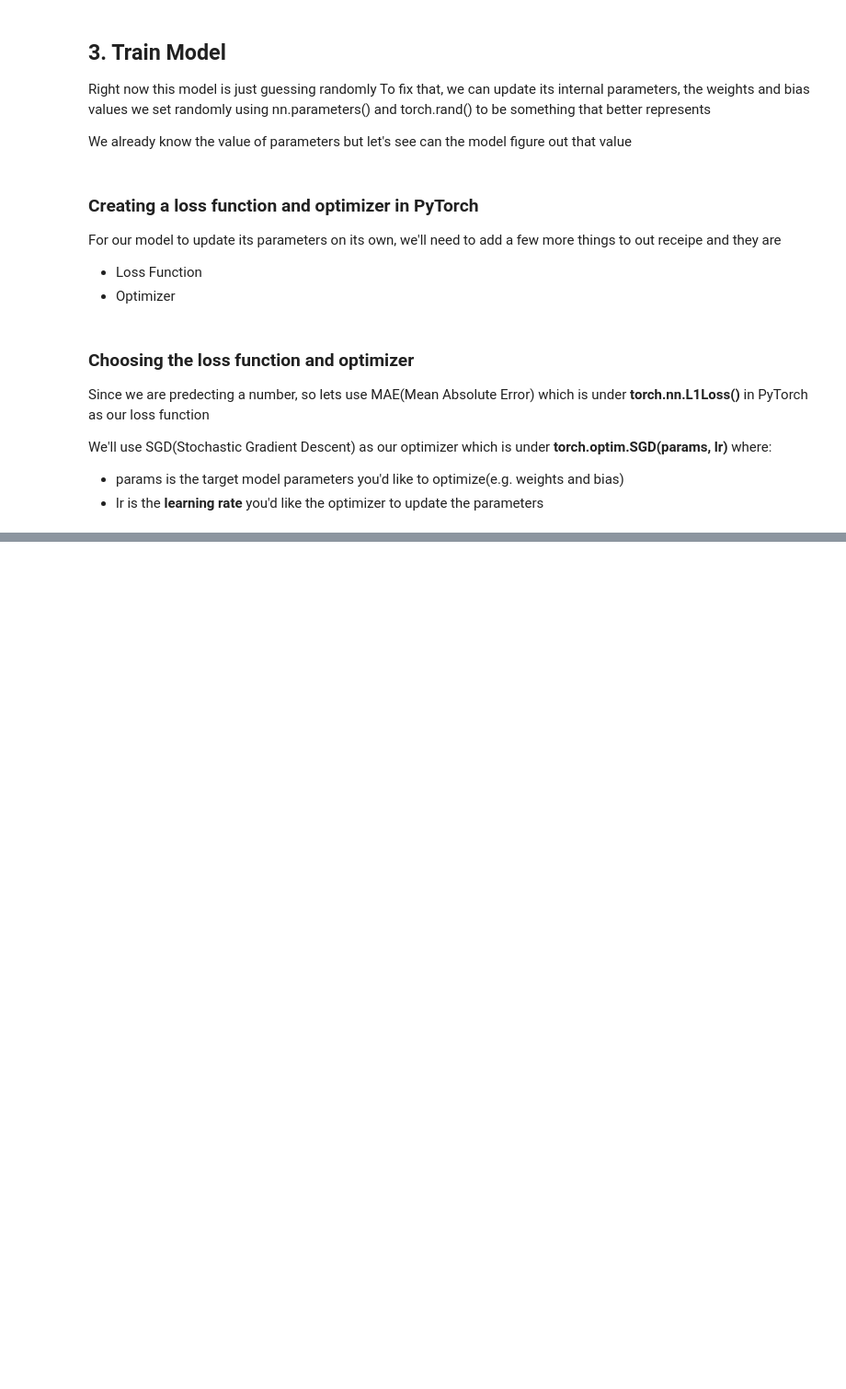
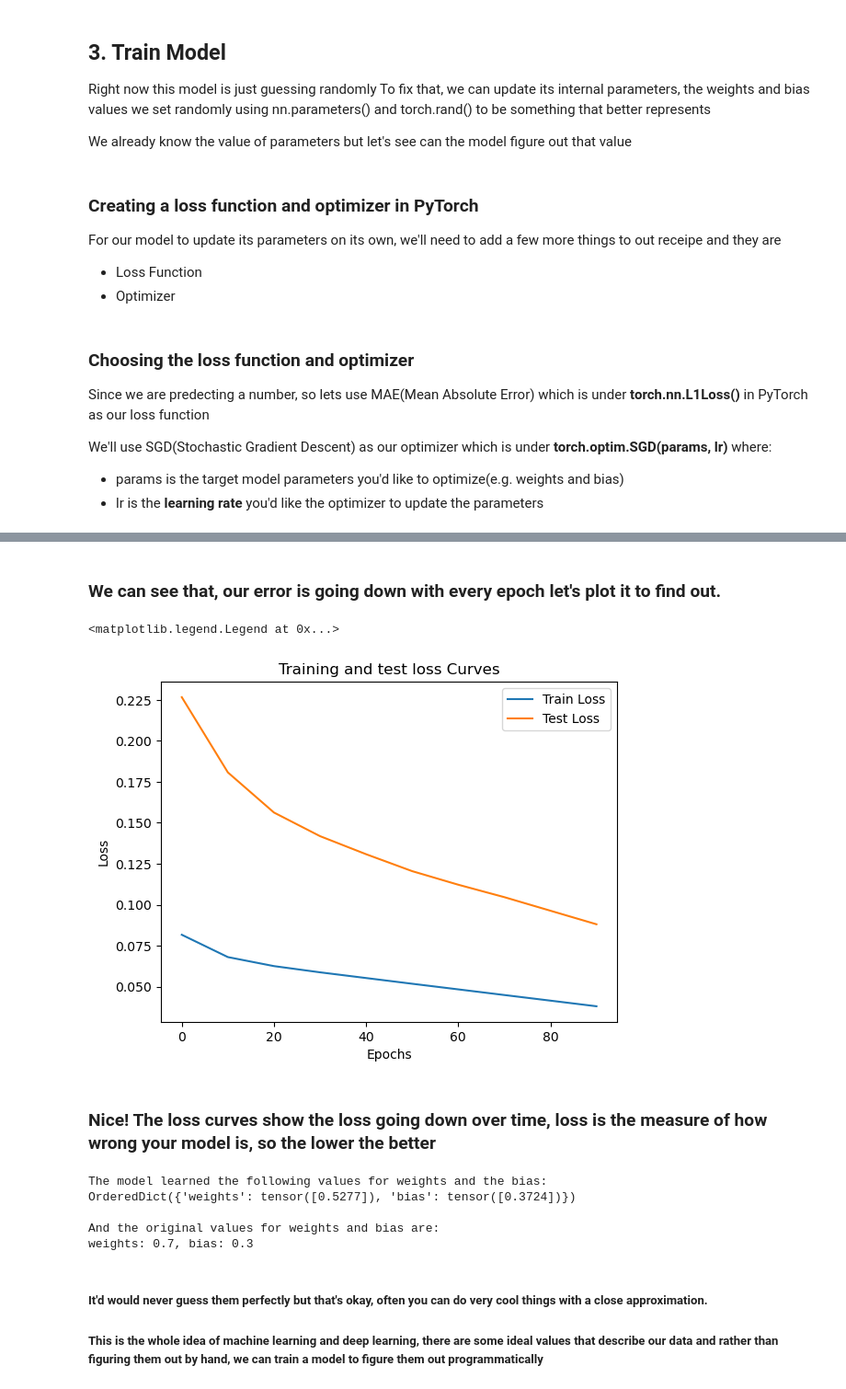
Before and after one commit to Ritushwar/AI-Bootcamp, a Jupyter notebook: 01_Pytorch_Workflow.ipynb, the cells around one changed output, grey strips where cells are left out. Shown at 92% size. Drawn from its saved outputs; the diff is of its cells as text; code cells hidden in the pictures; blank space fills up the shorter version.

```diff
--- a/01_Pytorch_Workflow.ipynb
+++ b/01_Pytorch_Workflow.ipynb
@@ -203,0 +275,31 @@ optimizer = torch.optim.SGD(params=model_0.parameters(),
+# %% [markdown]
+### We can see that, our error is going down with every epoch let's plot it to find out.
+# %%
+### Plot the loss Curves
+plt.plot(epoch_count, train_loss_values, label="Train Loss")
+plt.plot(epoch_count, test_loss_values, label="Test Loss")
+plt.title("Training and test loss Curves")
+plt.ylabel("Loss")
+plt.xlabel("Epochs")
+plt.legend()
+# %% [output]
+<matplotlib.legend.Legend at 0x...>
+[figure, added]
+# %% [markdown]
+### Nice! The loss curves show the loss going down over time, loss is the measure of how wrong your model is, so the lower the better
+# %%
+# Find out the model's learned parameters
+print(f"The model learned the following values for weights and the bias: ")
+print(model_0.state_dict())
+print(f"\nAnd the original values for weights and bias are: ")
+print(f"weights: {weight}, bias: {bias}")
+# %% [output]
+The model learned the following values for weights and the bias:
+OrderedDict({'weights': tensor([0.5277]), 'bias': tensor([0.3724])})
+
+And the original values for weights and bias are:
+weights: 0.7, bias: 0.3
+# %% [markdown]
+##### It'd would never guess them perfectly but that's okay, often you can do very cool things with a close approximation.
+
+##### This is the whole idea of machine learning and deep learning, there are some ideal values that describe our data and rather than figuring them out by hand, we can train a model to figure them out programmatically
```
Also changed, not shown: parts of 14 cells of this notebook, 1 other file.
